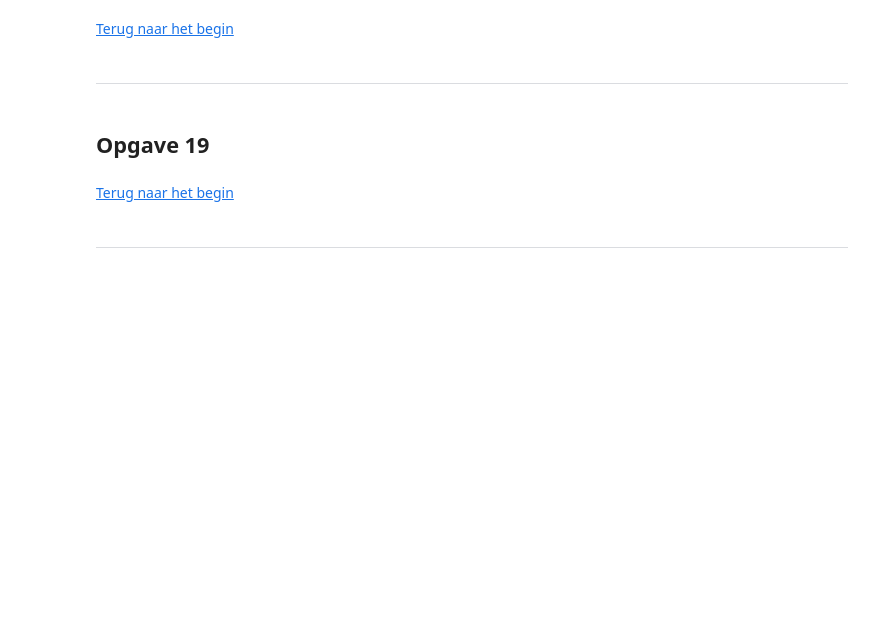
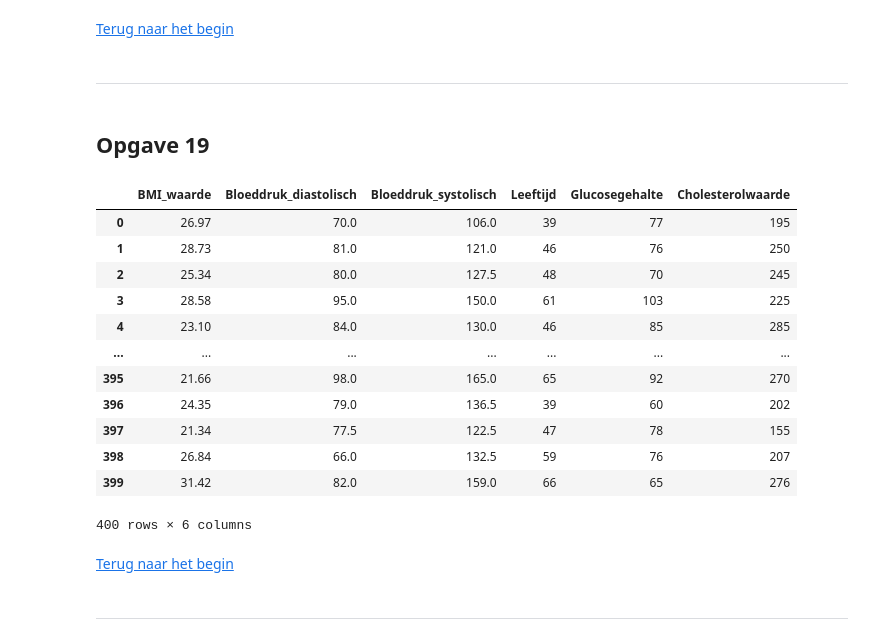
Before and after one commit to BJHeemskerk/WisPort11, a Jupyter notebook: WiskundeII_Portfolio Yara.ipynb, the cells around one changed output. Saved outputs shown, nothing was run; the diff lists cells and outputs as text; code cells hidden in the pictures; blank space fills up the shorter version.

```diff
--- a/WiskundeII_Portfolio Yara.ipynb
+++ b/WiskundeII_Portfolio Yara.ipynb
@@ -499,6 +420,24 @@ Een lineair verband is dus de constante en voorspelbare correlatie tussen twee v
 --------------------
 # %% [markdown]
 ## Opgave 19
+# %%
+# (Op volgorde van meest correlatie naar minst)
+BMI_corr = df[['BMI_waarde', 'Bloeddruk_diastolisch', 'Bloeddruk_systolisch', 'Leeftijd', 'Glucosegehalte', 'Cholesterolwaarde']]
+display(BMI_corr)
+# %% [output]
+|  | BMI_waarde | Bloeddruk_diastolisch | Bloeddruk_systolisch | Leeftijd | Glucosegehalte | Cholesterolwaarde |
+| 0 | 26.97 | 70.0 | 106.0 | 39 | 77 | 195 |
+| 1 | 28.73 | 81.0 | 121.0 | 46 | 76 | 250 |
+| 2 | 25.34 | 80.0 | 127.5 | 48 | 70 | 245 |
+| 3 | 28.58 | 95.0 | 150.0 | 61 | 103 | 225 |
+| 4 | 23.10 | 84.0 | 130.0 | 46 | 85 | 285 |
+| ... | ... | ... | ... | ... | ... | ... |
+| 395 | 21.66 | 98.0 | 165.0 | 65 | 92 | 270 |
+| 396 | 24.35 | 79.0 | 136.5 | 39 | 60 | 202 |
+| 397 | 21.34 | 77.5 | 122.5 | 47 | 78 | 155 |
+| 398 | 26.84 | 66.0 | 132.5 | 59 | 76 | 207 |
+| 399 | 31.42 | 82.0 | 159.0 | 66 | 65 | 276 |
+400 rows × 6 columns
 # %% [markdown]
 [Terug naar het begin](#begin)
 # %% [markdown]
```
Also changed, not shown: parts of 48 cells of this notebook.
